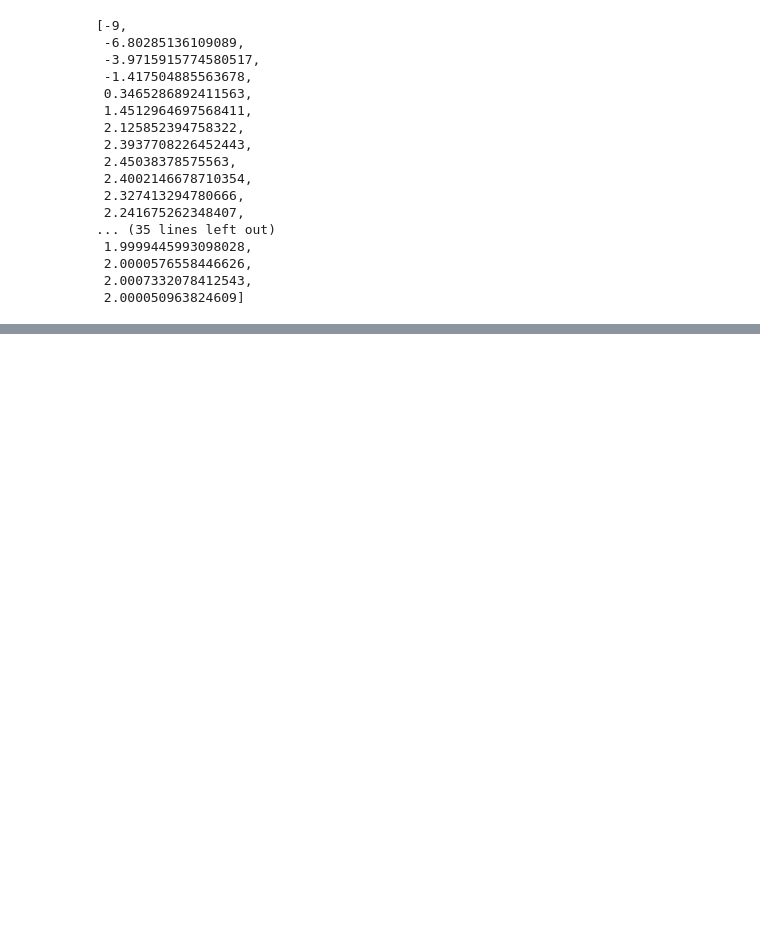
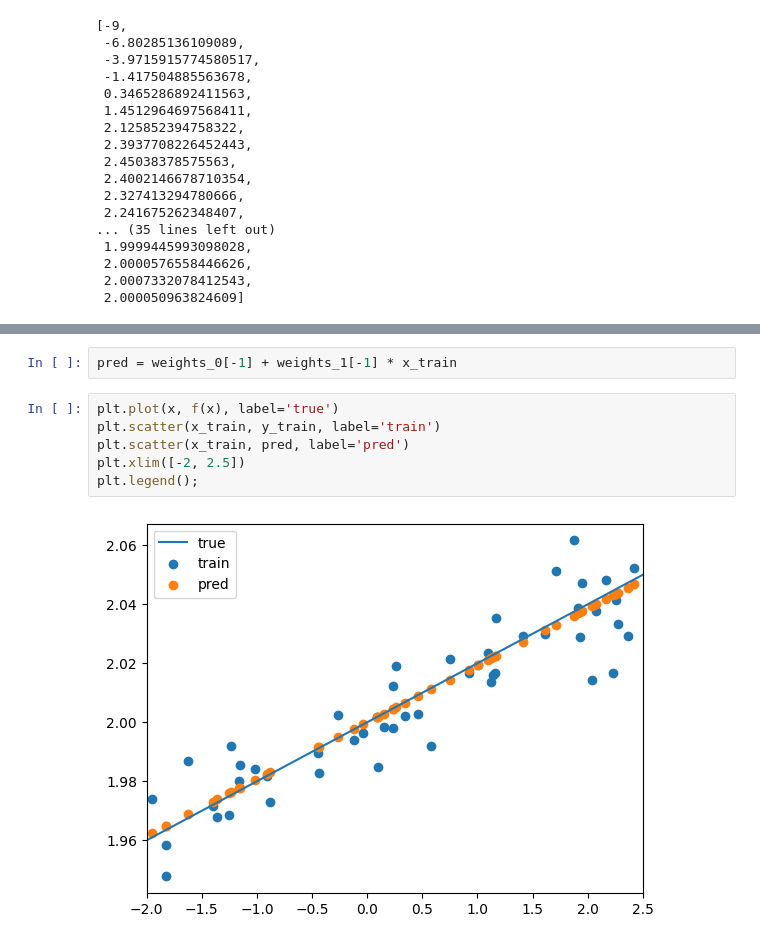
Before and after one commit to BalshowAndrew/ml_studying, a Jupyter notebook: aml/deep_learn/optimization_nw.ipynb, the cells around one changed output, grey strips where cells are left out. Saved outputs shown, nothing was run; the diff lists cells and outputs as text; blank space fills up the shorter version.

```diff
--- a/aml/deep_learn/optimization_nw.ipynb
+++ b/aml/deep_learn/optimization_nw.ipynb
@@ -423,0 +445,10 @@ momentum_sgd_weights_0
+# %%
+pred = weights_0[-1] + weights_1[-1] * x_train
+# %%
+plt.plot(x, f(x), label='true')
+plt.scatter(x_train, y_train, label='train')
+plt.scatter(x_train, pred, label='pred')
+plt.xlim([-2, 2.5])
+plt.legend();
+# %% [output]
+[figure, added]
```
Also changed, not shown: parts of 20 cells of this notebook.
